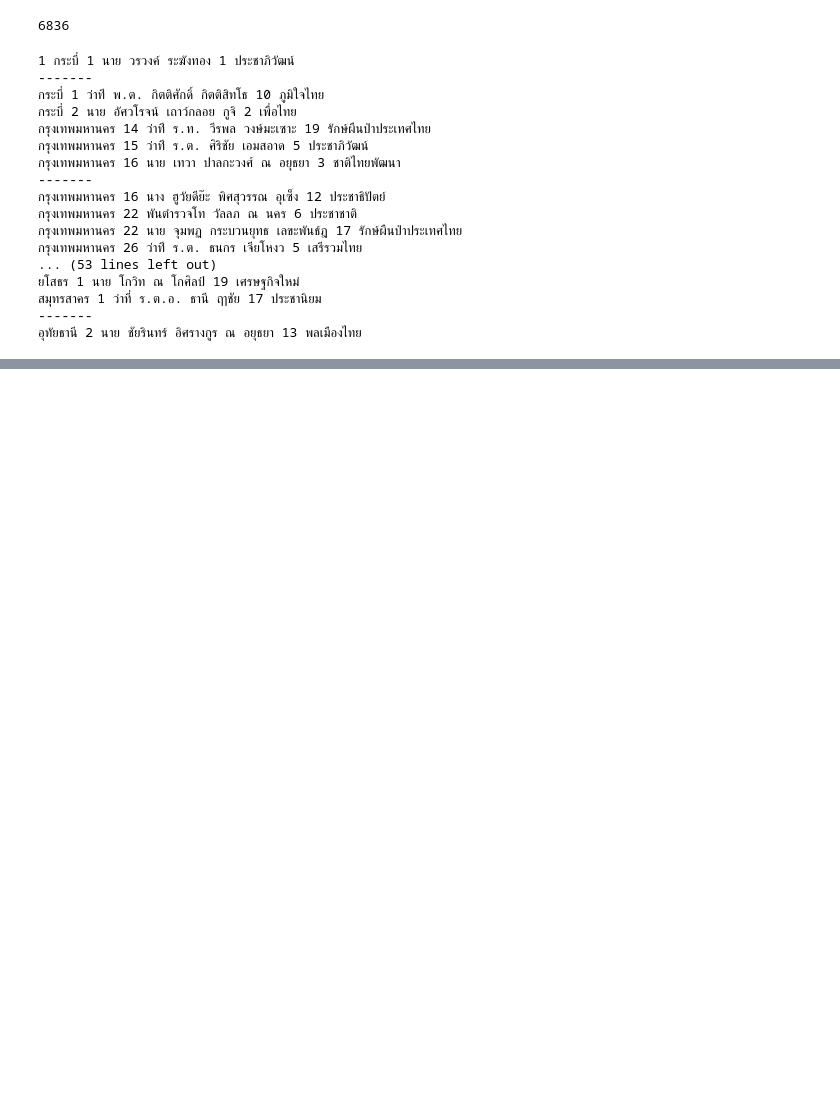
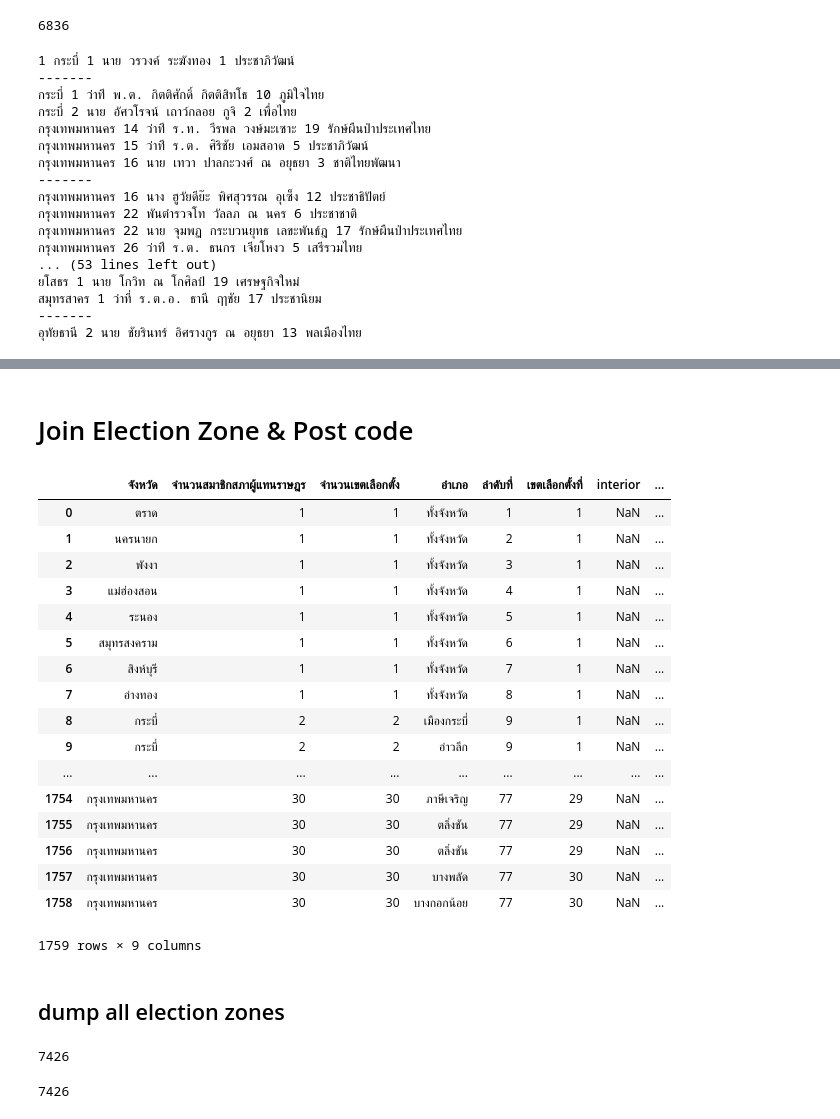
Before and after one commit to electinth/dataset-election-62-candidates, a Jupyter notebook: dev.ipynb, the cells around one changed output, grey strips where cells are left out. Cells and saved outputs as stored; diff of their text form; code cells hidden in the pictures; blank space fills up the shorter version.

```diff
--- a/dev.ipynb
+++ b/dev.ipynb
@@ -57,0 +81,29 @@ df.to_csv('election-62-candidates-merged-before-fix.csv')
+# %% [markdown]
+# Join Election Zone & Post code
+# %%
+elect_zone = pd.read_csv('./electzone-processed.csv')
+elect_zone = elect_zone.drop(elect_zone.columns[0], axis=1)
+elect_zone = elect_zone.rename(index=str, columns={'ท้องที่ที่ประกอบเป็นเขตเลือกตั้ง': 'อำเภอ'})
+# %%
+elect_zone
+# %% [output]
+|  | จังหวัด | จำนวนสมาชิกสภาผู้แทนราษฎร | จำนวนเขตเลือกตั้ง | อำเภอ | ลำดับที่ | เขตเลือกตั้งที่ | interior | ... |
+| 0 | ตราด | 1 | 1 | ทั้งจังหวัด | 1 | 1 | NaN | ... |
+| 1 | นครนายก | 1 | 1 | ทั้งจังหวัด | 2 | 1 | NaN | ... |
+| 2 | พังงา | 1 | 1 | ทั้งจังหวัด | 3 | 1 | NaN | ... |
+| 3 | แม่ฮ่องสอน | 1 | 1 | ทั้งจังหวัด | 4 | 1 | NaN | ... |
+| 4 | ระนอง | 1 | 1 | ทั้งจังหวัด | 5 | 1 | NaN | ... |
+| 5 | สมุทรสงคราม | 1 | 1 | ทั้งจังหวัด | 6 | 1 | NaN | ... |
+| 6 | สิงห์บุรี | 1 | 1 | ทั้งจังหวัด | 7 | 1 | NaN | ... |
+| 7 | อ่างทอง | 1 | 1 | ทั้งจังหวัด | 8 | 1 | NaN | ... |
+| 8 | กระบี่ | 2 | 2 | เมืองกระบี่ | 9 | 1 | NaN | ... |
+| 9 | กระบี่ | 2 | 2 | อ่าวลึก | 9 | 1 | NaN | ... |
+| ... | ... | ... | ... | ... | ... | ... | ... | ... |
+| 1754 | กรุงเทพมหานคร | 30 | 30 | ภาษีเจริญ | 77 | 29 | NaN | ... |
+| 1755 | กรุงเทพมหานคร | 30 | 30 | ตลิ่งชัน | 77 | 29 | NaN | ... |
+| 1756 | กรุงเทพมหานคร | 30 | 30 | ตลิ่งชัน | 77 | 29 | NaN | ... |
+| 1757 | กรุงเทพมหานคร | 30 | 30 | บางพลัด | 77 | 30 | NaN | ... |
+| 1758 | กรุงเทพมหานคร | 30 | 30 | บางกอกน้อย | 77 | 30 | NaN | ... |
+1759 rows × 9 columns
+# %% [markdown]
+## dump all election zones
@@ -57,0 +118,10 @@ df.to_csv('election-62-candidates-merged-before-fix.csv')
+# %%
+post_code = pd.read_csv('./postcode.csv')
+post_code['อำเภอ']  = post_code['อำเภอ'].apply(lambda x: x.replace('เขต', '').replace('อำเภอ', ''))
+len(post_code)
+# %% [output]
+7426
+# %%
+len(post_code)
+# %% [output]
+7426
```
Also changed, not shown: parts of 24 cells of this notebook, 4 other files.
